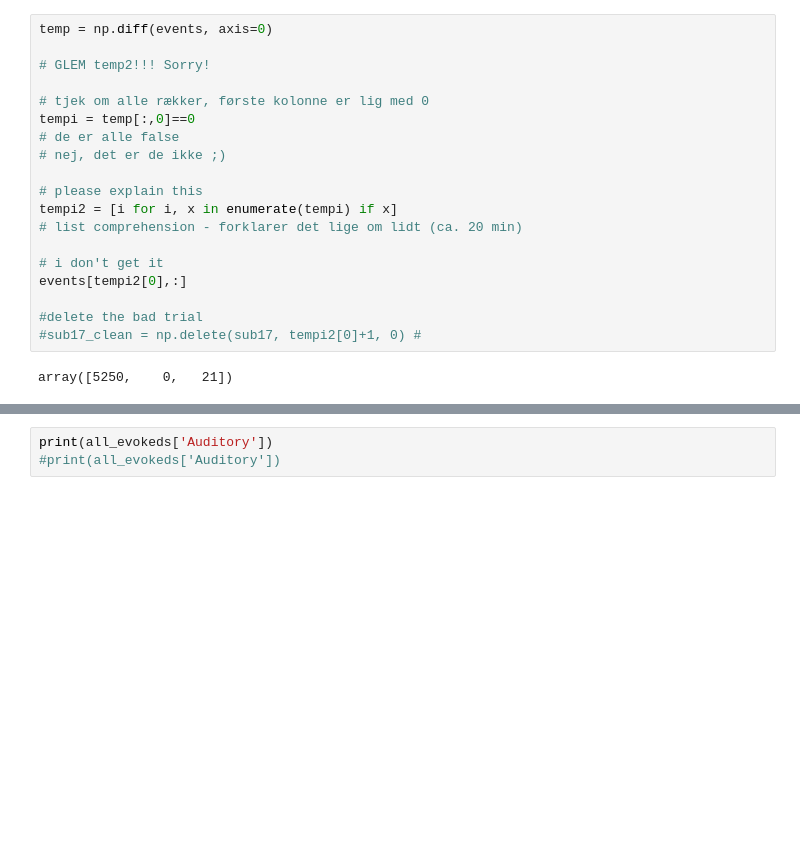
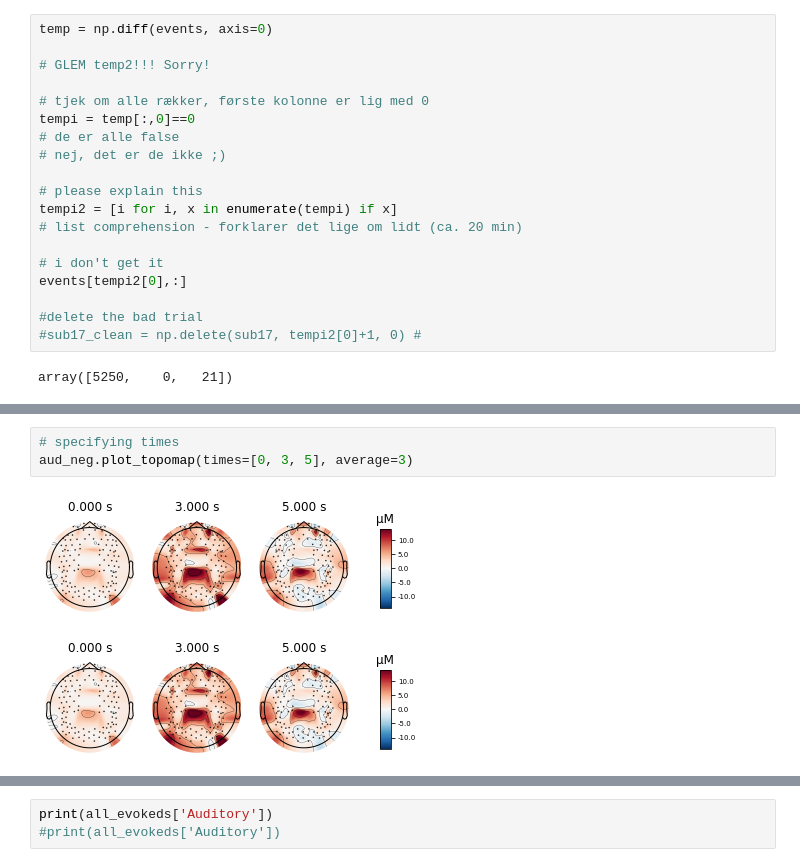
Before and after one commit to sigridbom/BA_fNIRS, a Jupyter notebook: preprocessing_analysis.ipynb, the cells around one changed output, grey strips where cells are left out. Saved outputs shown, nothing was run; the diff lists cells and outputs as text; blank space fills up the shorter version.

```diff
--- a/preprocessing_analysis.ipynb
+++ b/preprocessing_analysis.ipynb
@@ -736,0 +666,6 @@ pprint(epochs.event_id)
+# %%
+# specifying times
+aud_neg.plot_topomap(times=[0, 3, 5], average=3)
+# %% [output]
+[figure, added]
+[figure, added]
```
Also changed, not shown: parts of 29 cells of this notebook.
